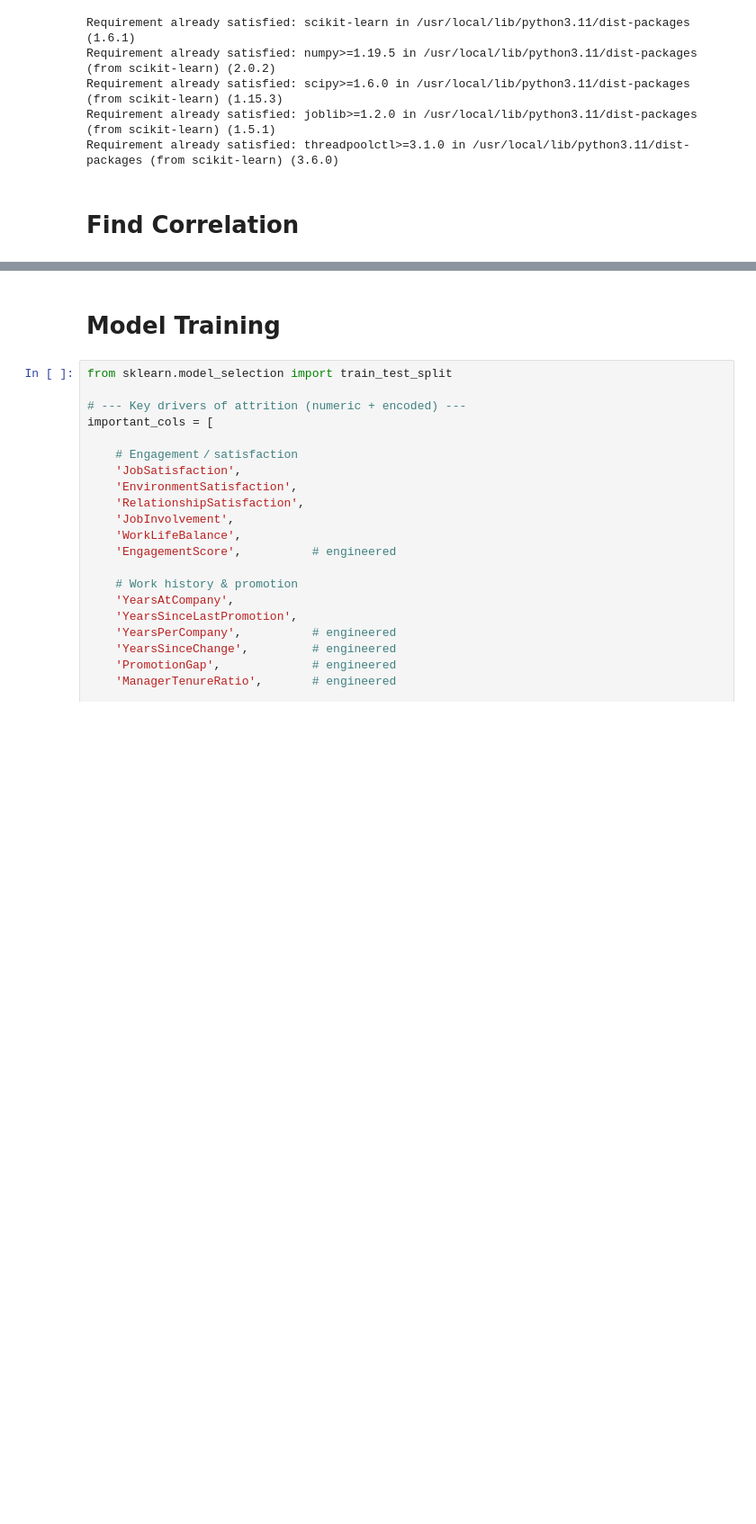
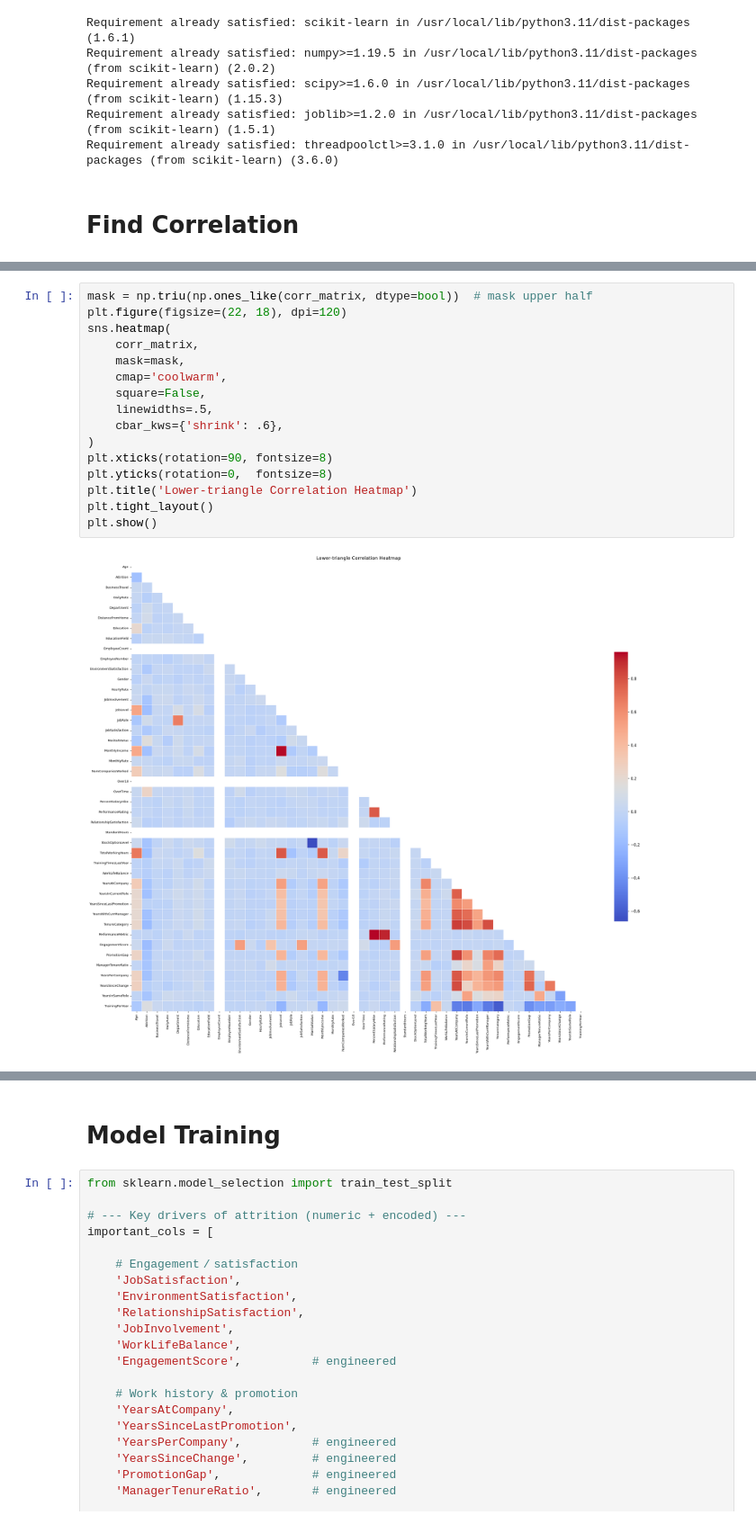
Before and after one commit to Mahendran180923/employee_attrition, a Jupyter notebook: Employee_Attrition.ipynb, the cells around one changed output, grey strips where cells are left out. Shown at 90% size. Drawn from its saved outputs; the diff is of its cells as text; blank space fills up the shorter version.

```diff
--- a/Employee_Attrition.ipynb
+++ b/Employee_Attrition.ipynb
@@ -578,0 +646,18 @@ plt.show()
+# %%
+mask = np.triu(np.ones_like(corr_matrix, dtype=bool))  # mask upper half
+plt.figure(figsize=(22, 18), dpi=120)
+sns.heatmap(
+    corr_matrix,
+    mask=mask,
+    cmap='coolwarm',
+    square=False,
+    linewidths=.5,
+    cbar_kws={'shrink': .6},
+)
+plt.xticks(rotation=90, fontsize=8)
+plt.yticks(rotation=0,  fontsize=8)
+plt.title('Lower‑triangle Correlation Heatmap')
+plt.tight_layout()
+plt.show()
+# %% [output]
+[figure, added]
```
Also changed, not shown: parts of 11 cells of this notebook.
